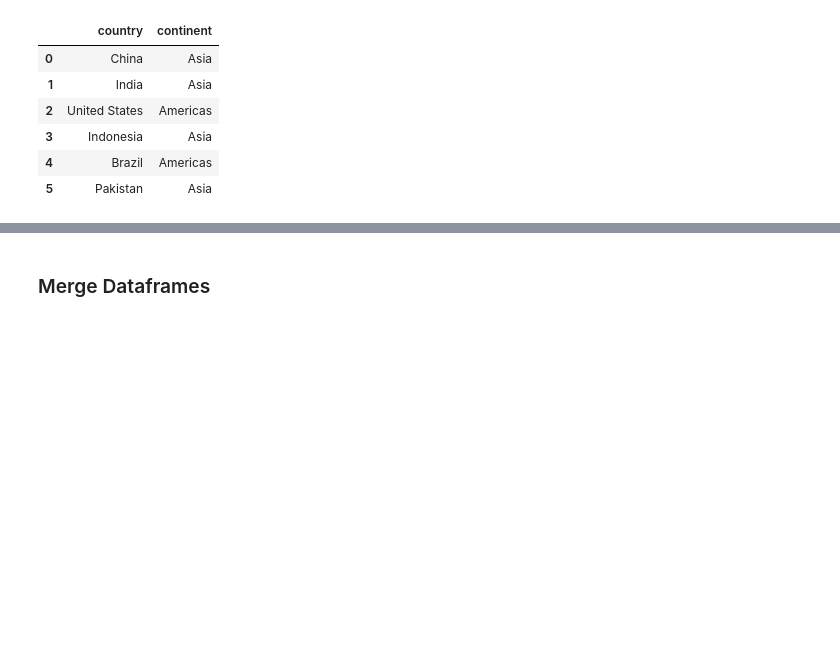
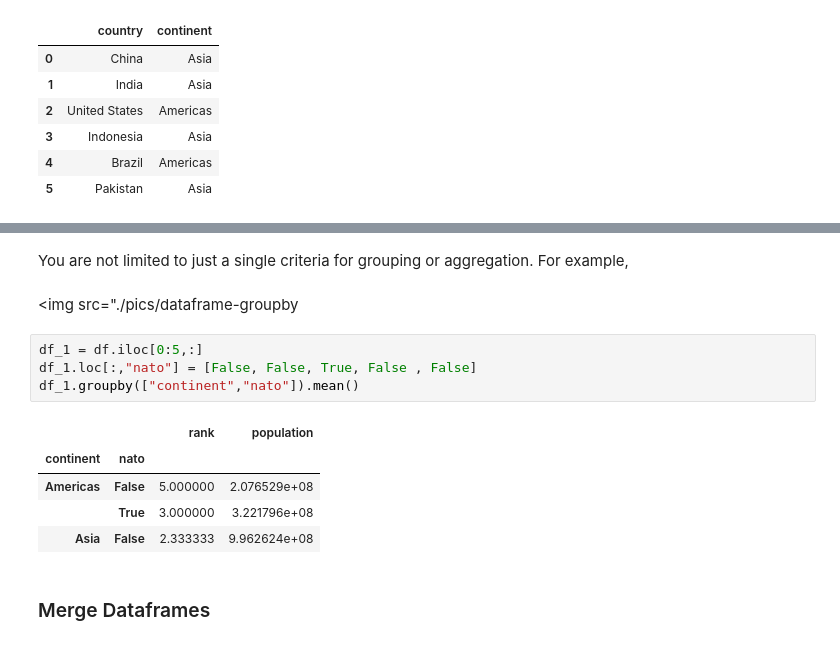
Before and after one commit to hotcode002/Machine-Learning-with-Python, a Jupyter notebook: week_1_basics/day_4_ml_data_structures_1/notebooks/pandas.ipynb, the cells around one changed output, grey strips where cells are left out. Cells and saved outputs as stored; diff of their text form; blank space fills up the shorter version.

Commit message:
pandas groupby

```diff
--- a/week_1_basics/day_4_ml_data_structures_1/notebooks/pandas.ipynb
+++ b/week_1_basics/day_4_ml_data_structures_1/notebooks/pandas.ipynb
@@ -597,3 +647,17 @@ df_new
+# %% [markdown]
+You are not limited to just a single criteria for grouping or aggregation. For example,
+# %% [markdown]
+<img src="./pics/dataframe-groupby
+# %%
+df_1 = df.iloc[0:5,:]
+df_1.loc[:,"nato"] = [False, False, True, False , False]
+df_1.groupby(["continent","nato"]).mean()
+# %% [output]
+|  |  | rank | population |
+| continent | nato |  |  |
+| Americas | False | 5.000000 | 2.076529e+08 |
+|  | True | 3.000000 | 3.221796e+08 |
+| Asia | False | 2.333333 | 9.962624e+08 |
 # %% [markdown]
 ### Merge Dataframes
 # %% [markdown]
```
Also changed, not shown: parts of 9 cells of this notebook, 2 other files.
